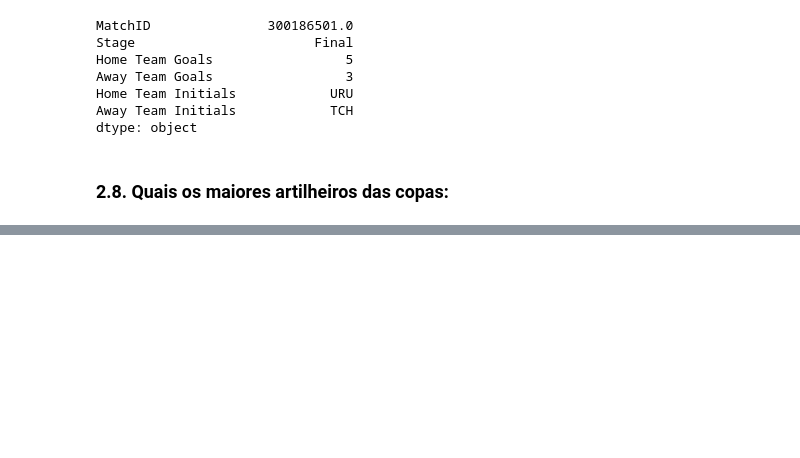
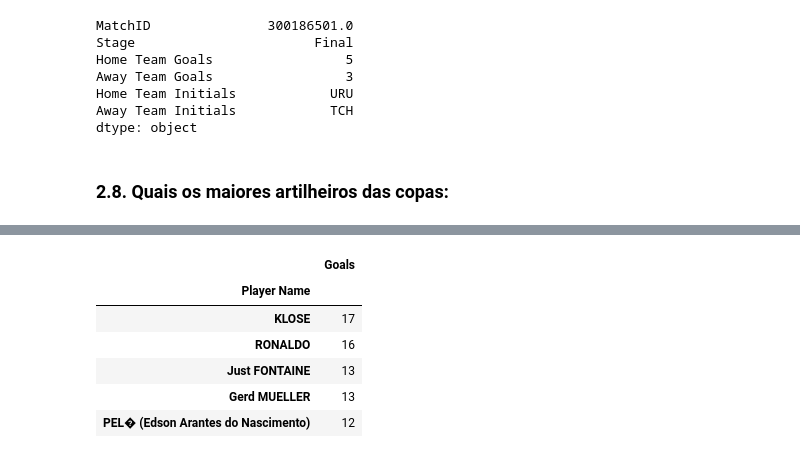
Before and after one commit to osantoschris/projeto-final-tec-programacao, a Jupyter notebook: ProjetoModulo2.ipynb, the cells around one changed output, grey strips where cells are left out. Drawn from its saved outputs; the diff is of its cells as text; code cells hidden in the pictures; blank space fills up the shorter version.

```diff
--- a/ProjetoModulo2.ipynb
+++ b/ProjetoModulo2.ipynb
@@ -430,0 +467,14 @@ df_players_gols = df_players.loc[df_players['Event'].str.contains('G')].copy()
+# %%
+# Identifica os 5 maiores artilheiros
+
+df_artilheiros = df_goals.groupby('Player Name').sum('Goals').copy().sort_values(by='Goals', ascending=False).copy()
+
+df_artilheiros.head(5).drop(columns=['RoundID', 'MatchID', 'Shirt Number'], axis=1)
+# %% [output]
+|  | Goals |
+| Player Name |  |
+| KLOSE | 17 |
+| RONALDO | 16 |
+| Just FONTAINE | 13 |
+| Gerd MUELLER | 13 |
+| PEL� (Edson Arantes do Nascimento) | 12 |
```
Also changed, not shown: parts of 3 cells of this notebook.
